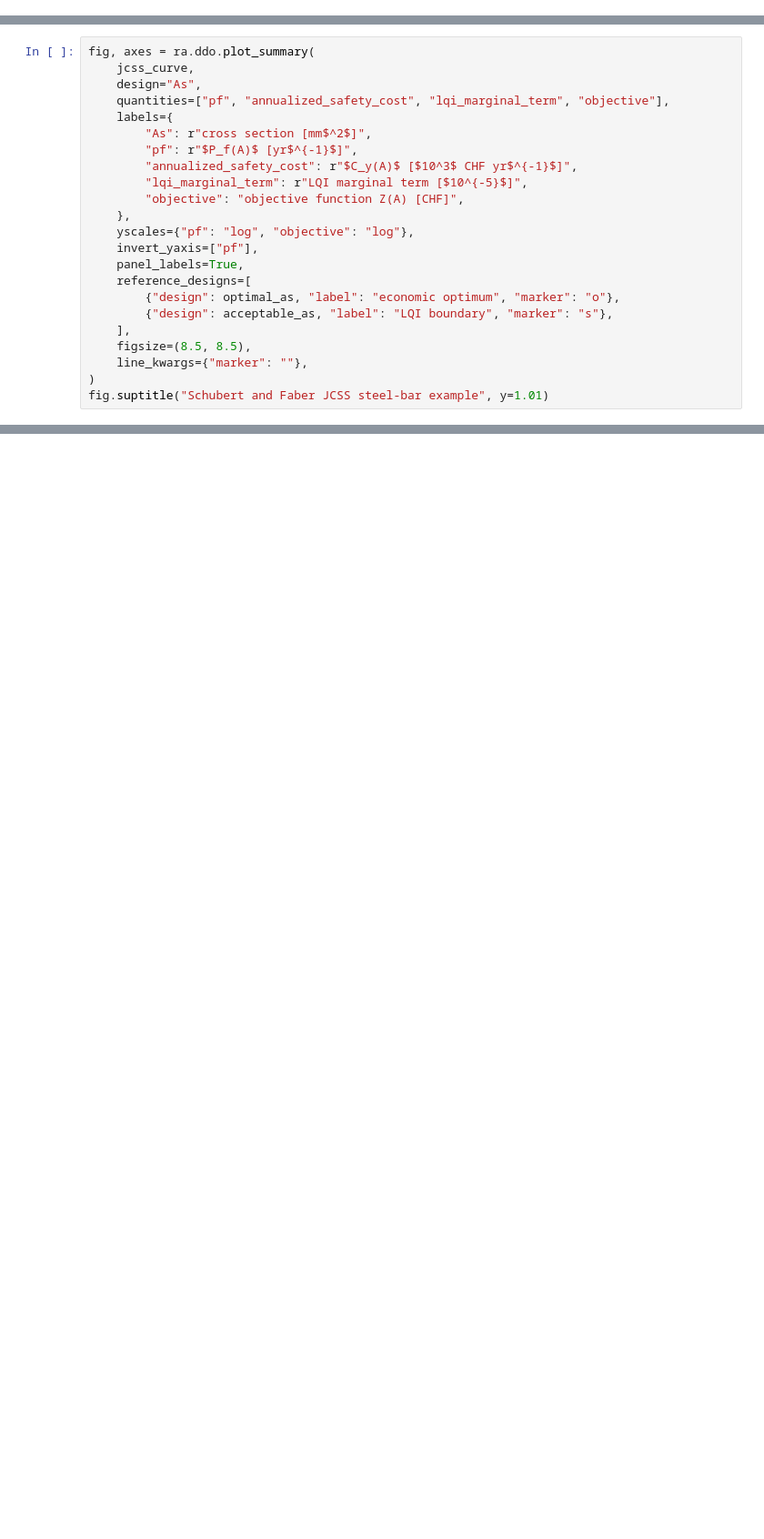
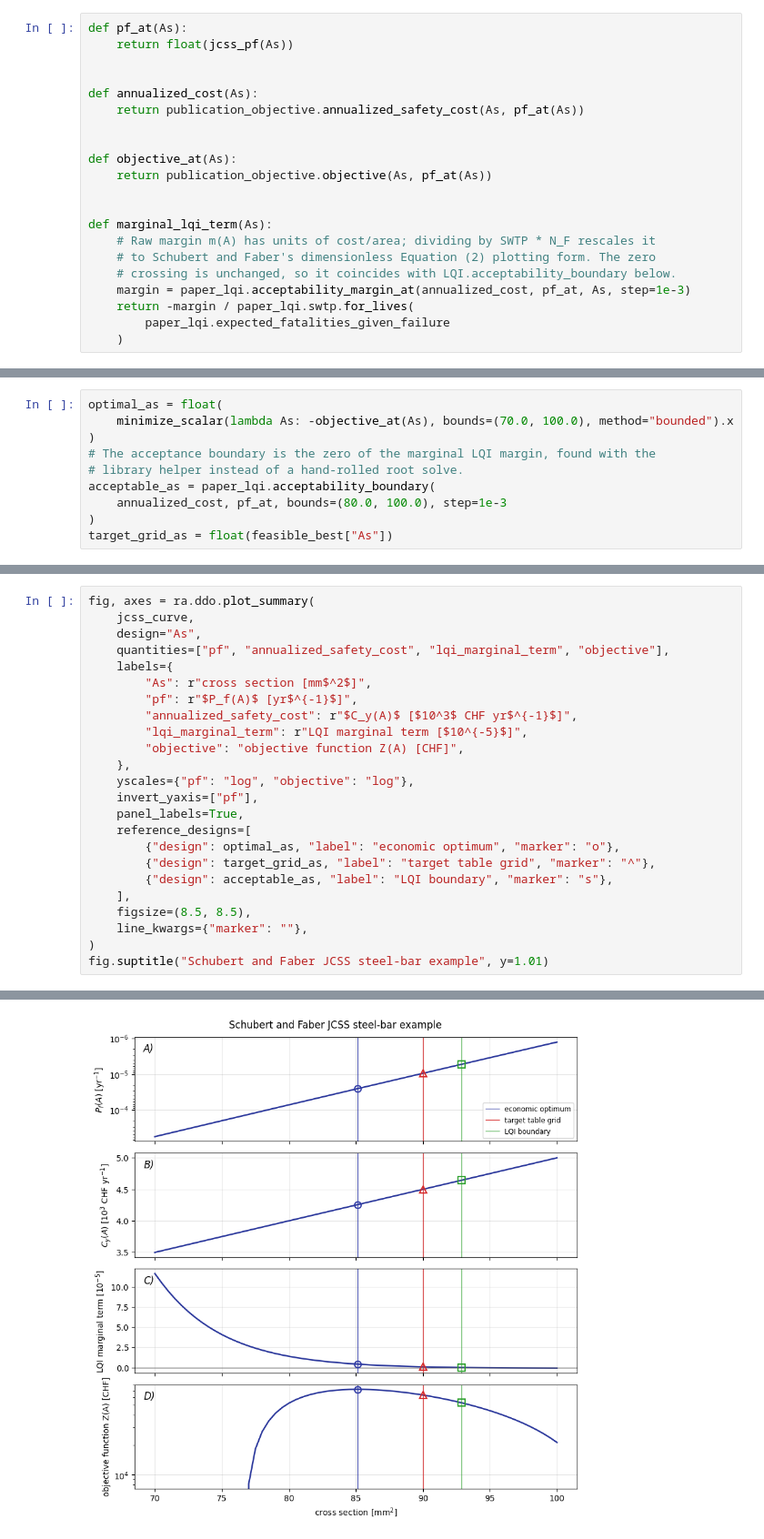
Before and after one commit to pystra/pystra, a Jupyter notebook: docs/source/notebooks/ex_design_decision_optimization.ipynb, the cells around one changed output, grey strips where cells are left out. Shown at 91% size. Saved outputs shown, nothing was run; the diff lists cells and outputs as text; blank space fills up the shorter version.

```diff
--- a/docs/source/notebooks/ex_design_decision_optimization.ipynb
+++ b/docs/source/notebooks/ex_design_decision_optimization.ipynb
@@ -210,0 +273,21 @@ for label, As, reported in [
+# %%
+def pf_at(As):
+    return float(jcss_pf(As))
+
+
+def annualized_cost(As):
+    return publication_objective.annualized_safety_cost(As, pf_at(As))
+
+
+def objective_at(As):
+    return publication_objective.objective(As, pf_at(As))
+
+
+def marginal_lqi_term(As):
+    # Raw margin m(A) has units of cost/area; dividing by SWTP * N_F rescales it
+    # to Schubert and Faber's dimensionless Equation (2) plotting form. The zero
+    # crossing is unchanged, so it coincides with LQI.acceptability_boundary below.
+    margin = paper_lqi.acceptability_margin_at(annualized_cost, pf_at, As, step=1e-3)
+    return -margin / paper_lqi.swtp.for_lives(
+        paper_lqi.expected_fatalities_given_failure
+    )
@@ -210,0 +296,10 @@ for label, As, reported in [
+# %%
+optimal_as = float(
+    minimize_scalar(lambda As: -objective_at(As), bounds=(70.0, 100.0), method="bounded").x
+)
+# The acceptance boundary is the zero of the marginal LQI margin, found with the
+# library helper instead of a hand-rolled root solve.
+acceptable_as = paper_lqi.acceptability_boundary(
+    annualized_cost, pf_at, bounds=(80.0, 100.0), step=1e-3
+)
+target_grid_as = float(feasible_best["As"])
@@ -225,9 +359,11 @@ fig, axes = ra.ddo.plot_summary(
     panel_labels=True,
     reference_designs=[
         {"design": optimal_as, "label": "economic optimum", "marker": "o"},
+        {"design": target_grid_as, "label": "target table grid", "marker": "^"},
         {"design": acceptable_as, "label": "LQI boundary", "marker": "s"},
     ],
     figsize=(8.5, 8.5),
     line_kwargs={"marker": ""},
 )
 fig.suptitle("Schubert and Faber JCSS steel-bar example", y=1.01)
+# %% [output]
@@ -233,0 +371 @@ fig.suptitle("Schubert and Faber JCSS steel-bar example", y=1.01)
+[figure, added]
```
Also changed, not shown: parts of 40 cells of this notebook, 5 other files.
